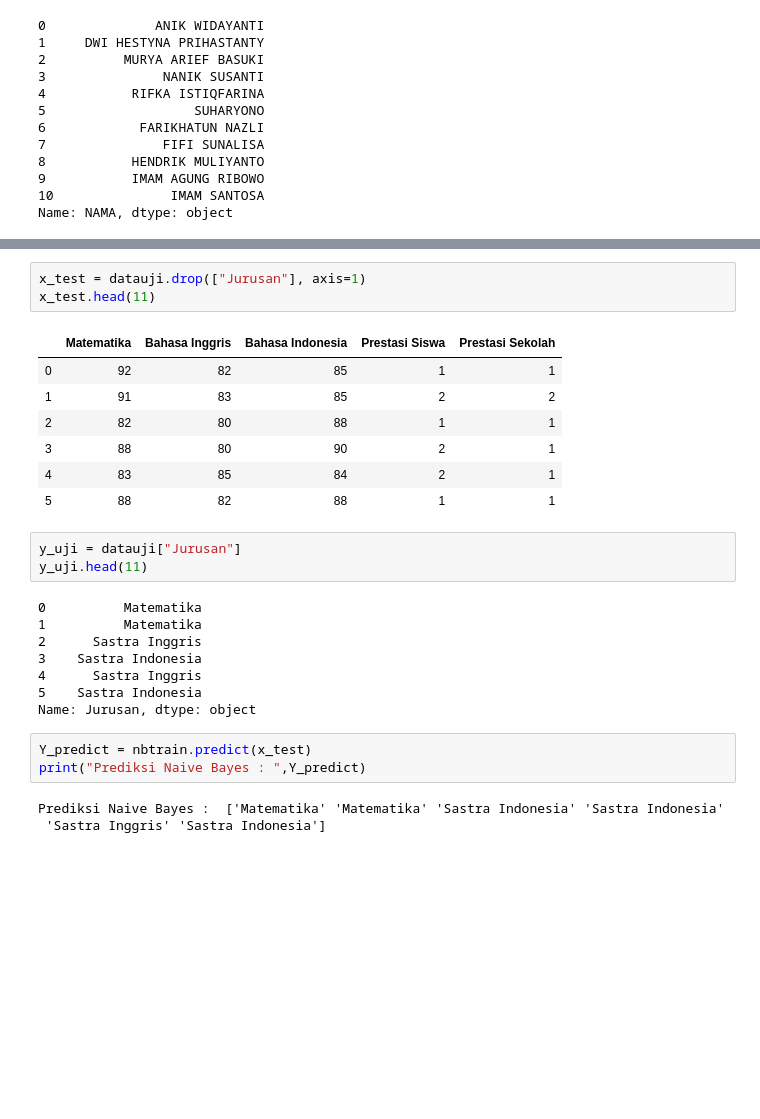
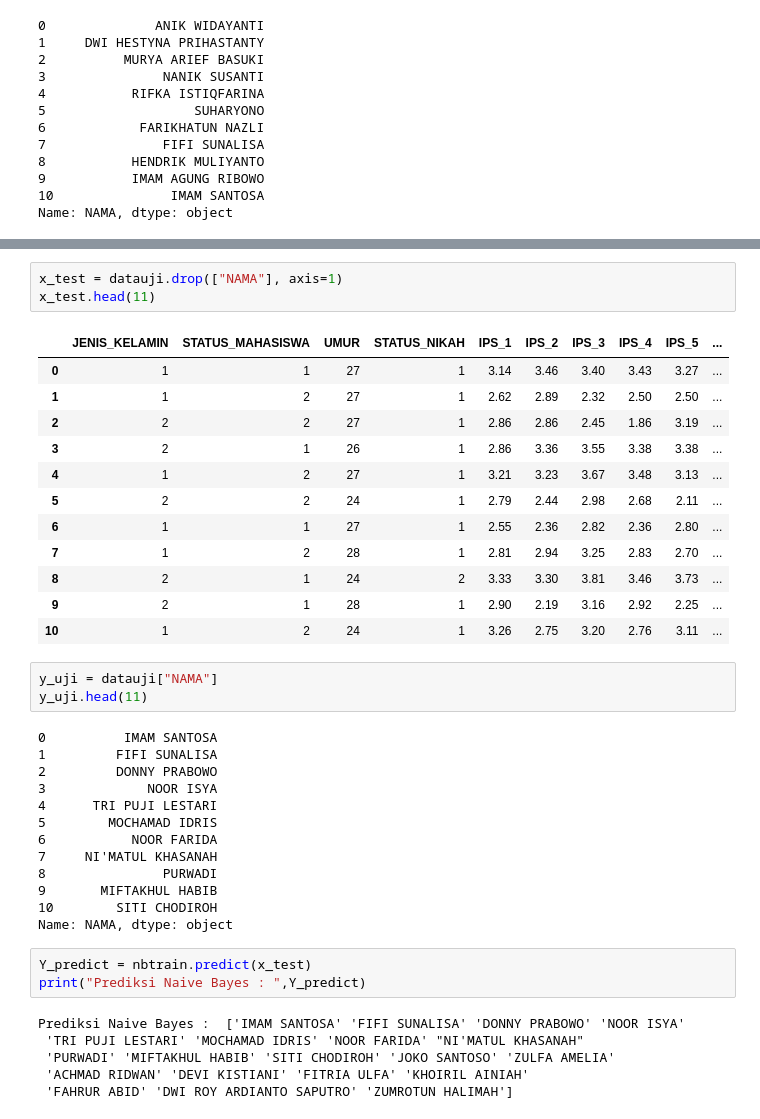
Before and after one commit to yasirarism/Klasifikasi-Data-Kelulusan-Mahasiswa-Dengan-Python, a Jupyter notebook: naive-bayes-akurasi.ipynb, the cells around one changed output, grey strips where cells are left out. Cells and saved outputs as stored; diff of their text form; blank space fills up the shorter version.

```diff
--- a/naive-bayes-akurasi.ipynb
+++ b/naive-bayes-akurasi.ipynb
@@ -95,31 +108,44 @@ ValueError: ignored
 # %%
-x_test = datauji.drop(["Jurusan"], axis=1)
+x_test = datauji.drop(["NAMA"], axis=1)
 x_test.head(11)
 # %% [output]
-|  | Matematika | Bahasa Inggris | Bahasa Indonesia | Prestasi Siswa | Prestasi Sekolah |
-| 0 | 92 | 82 | 85 | 1 | 1 |
-| 1 | 91 | 83 | 85 | 2 | 2 |
-| 2 | 82 | 80 | 88 | 1 | 1 |
-| 3 | 88 | 80 | 90 | 2 | 1 |
-| 4 | 83 | 85 | 84 | 2 | 1 |
-| 5 | 88 | 82 | 88 | 1 | 1 |
+|  | JENIS_KELAMIN | STATUS_MAHASISWA | UMUR | STATUS_NIKAH | IPS_1 | IPS_2 | IPS_3 | IPS_4 | IPS_5 | ... |
+| 0 | 1 | 1 | 27 | 1 | 3.14 | 3.46 | 3.40 | 3.43 | 3.27 | ... |
+| 1 | 1 | 2 | 27 | 1 | 2.62 | 2.89 | 2.32 | 2.50 | 2.50 | ... |
+| 2 | 2 | 2 | 27 | 1 | 2.86 | 2.86 | 2.45 | 1.86 | 3.19 | ... |
+| 3 | 2 | 1 | 26 | 1 | 2.86 | 3.36 | 3.55 | 3.38 | 3.38 | ... |
+| 4 | 1 | 2 | 27 | 1 | 3.21 | 3.23 | 3.67 | 3.48 | 3.13 | ... |
+| 5 | 2 | 2 | 24 | 1 | 2.79 | 2.44 | 2.98 | 2.68 | 2.11 | ... |
+| 6 | 1 | 1 | 27 | 1 | 2.55 | 2.36 | 2.82 | 2.36 | 2.80 | ... |
+| 7 | 1 | 2 | 28 | 1 | 2.81 | 2.94 | 3.25 | 2.83 | 2.70 | ... |
+| 8 | 2 | 1 | 24 | 2 | 3.33 | 3.30 | 3.81 | 3.46 | 3.73 | ... |
+| 9 | 2 | 1 | 28 | 1 | 2.90 | 2.19 | 3.16 | 2.92 | 2.25 | ... |
+| 10 | 1 | 2 | 24 | 1 | 3.26 | 2.75 | 3.20 | 2.76 | 3.11 | ... |
 # %%
-y_uji = datauji["Jurusan"]
+y_uji = datauji["NAMA"]
 y_uji.head(11)
 # %% [output]
-0          Matematika
-1          Matematika
-2      Sastra Inggris
-3    Sastra Indonesia
-4      Sastra Inggris
-5    Sastra Indonesia
-Name: Jurusan, dtype: object
+0          IMAM SANTOSA
+1         FIFI SUNALISA
+2         DONNY PRABOWO
+3             NOOR ISYA
+4      TRI PUJI LESTARI
+5        MOCHAMAD IDRIS
+6           NOOR FARIDA
+7     NI'MATUL KHASANAH
+8               PURWADI
+9       MIFTAKHUL HABIB
+10        SITI CHODIROH
+Name: NAMA, dtype: object
 # %%
 Y_predict = nbtrain.predict(x_test)
 print("Prediksi Naive Bayes : ",Y_predict)
 # %% [output]
-Prediksi Naive Bayes :  ['Matematika' 'Matematika' 'Sastra Indonesia' 'Sastra Indonesia'
- 'Sastra Inggris' 'Sastra Indonesia']
+Prediksi Naive Bayes :  ['IMAM SANTOSA' 'FIFI SUNALISA' 'DONNY PRABOWO' 'NOOR ISYA'
+ 'TRI PUJI LESTARI' 'MOCHAMAD IDRIS' 'NOOR FARIDA' "NI'MATUL KHASANAH"
+ 'PURWADI' 'MIFTAKHUL HABIB' 'SITI CHODIROH' 'JOKO SANTOSO' 'ZULFA AMELIA'
+ 'ACHMAD RIDWAN' 'DEVI KISTIANI' 'FITRIA ULFA' 'KHOIRIL AINIAH'
+ 'FAHRUR ABID' 'DWI ROY ARDIANTO SAPUTRO' 'ZUMROTUN HALIMAH']
 # %%
 from sklearn.metrics import accuracy_score
 accuracy= accuracy_score(y_uji, Y_predict)
```
Also changed, not shown: parts of 6 cells of this notebook.
